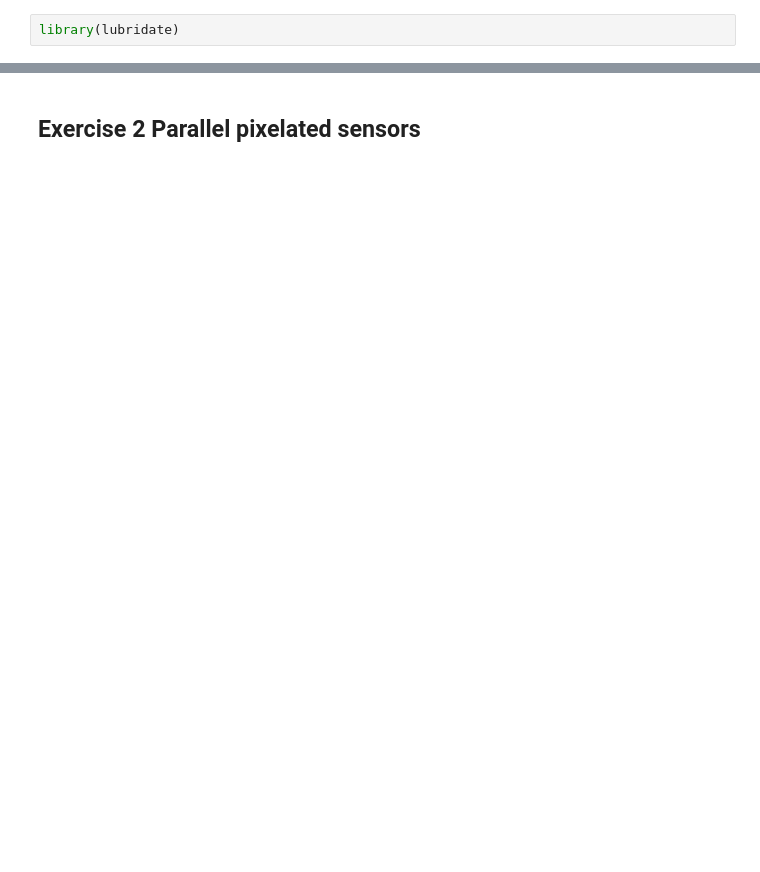
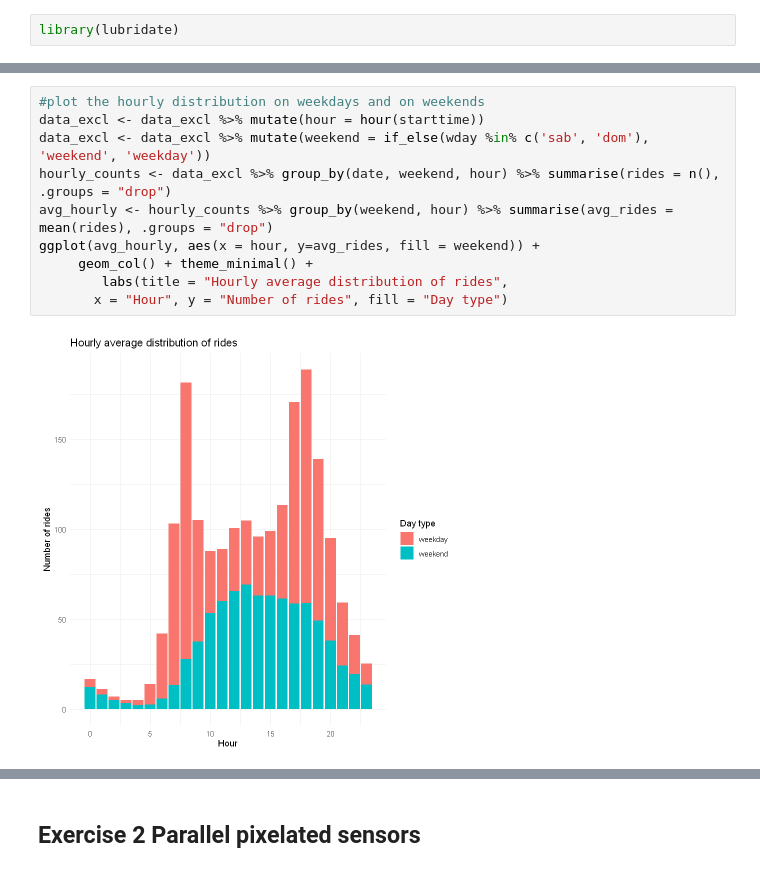
Before and after one commit to angelabortolato/AdvStatistics, a Jupyter notebook: lab1/BortolatoAngela_Lab1.ipynb, the cells around one changed output, grey strips where cells are left out. Saved outputs shown, nothing was run; the diff lists cells and outputs as text; blank space fills up the shorter version.

```diff
--- a/lab1/BortolatoAngela_Lab1.ipynb
+++ b/lab1/BortolatoAngela_Lab1.ipynb
@@ -114,0 +124,12 @@ lines(data_monthly$month, data_monthly$mon_avg)
+# %%
+#plot the hourly distribution on weekdays and on weekends
+data_excl <- data_excl %>% mutate(hour = hour(starttime))
+data_excl <- data_excl %>% mutate(weekend = if_else(wday %in% c('sab', 'dom'), 'weekend', 'weekday'))
+hourly_counts <- data_excl %>% group_by(date, weekend, hour) %>% summarise(rides = n(), .groups = "drop")
+avg_hourly <- hourly_counts %>% group_by(weekend, hour) %>% summarise(avg_rides = mean(rides), .groups = "drop")
+ggplot(avg_hourly, aes(x = hour, y=avg_rides, fill = weekend)) +
+     geom_col() + theme_minimal() +
+        labs(title = "Hourly average distribution of rides",
+       x = "Hour", y = "Number of rides", fill = "Day type")
+# %% [output]
+[figure, added]
```
Also changed, not shown: parts of 18 cells of this notebook.
